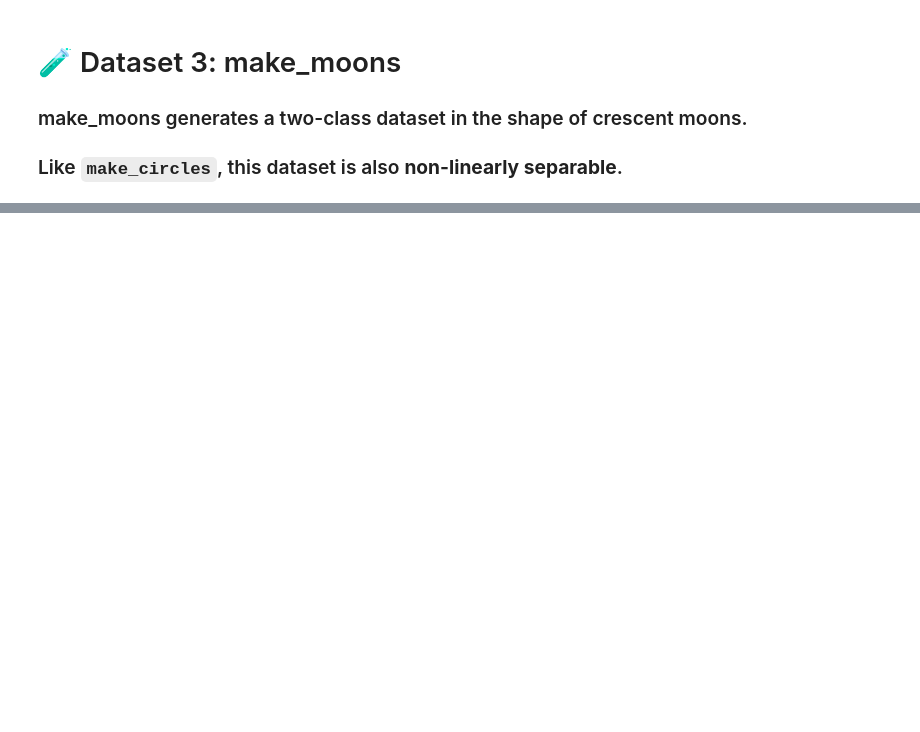
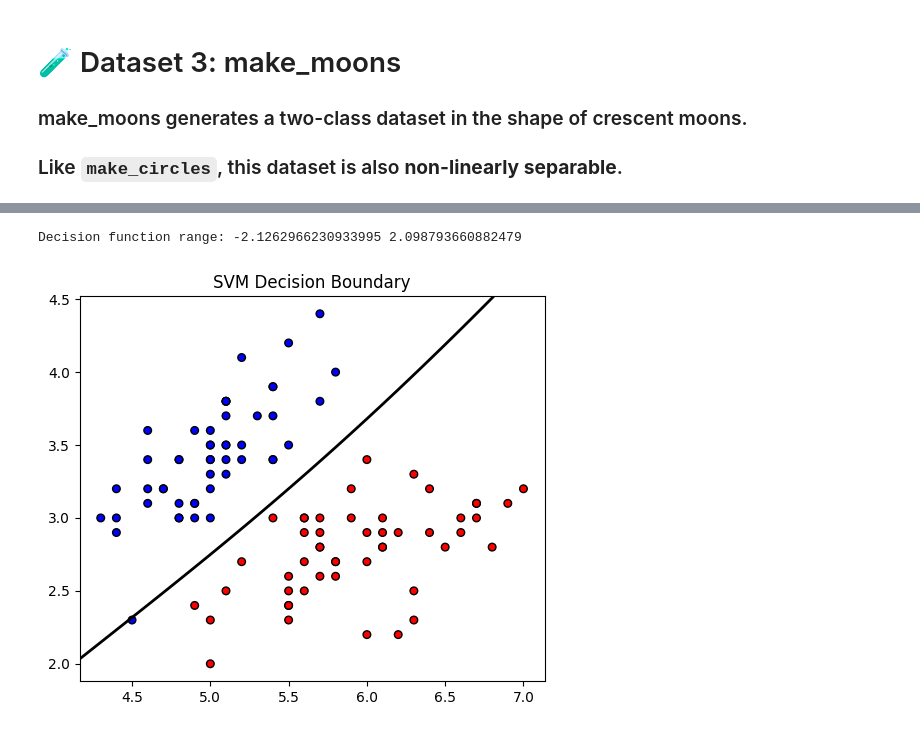
Before and after one commit to abolfazlshahsavaryyy/SVM_AI_project, a Jupyter notebook: notebook.ipynb, the cells around one changed output, grey strips where cells are left out. Saved outputs shown, nothing was run; the diff lists cells and outputs as text; code cells hidden in the pictures; blank space fills up the shorter version.

```diff
--- a/notebook.ipynb
+++ b/notebook.ipynb
@@ -77,0 +152,5 @@ Accuracy: 0.8666666666666667
+# %%
+plot_data_split_prediction(X_filtred,y_filtred,rbf_model)
+# %% [output]
+Decision function range: -2.1262966230933995 2.098793660882479
+[figure, added]
```
Also changed, not shown: parts of 18 cells of this notebook, 1 other file.
